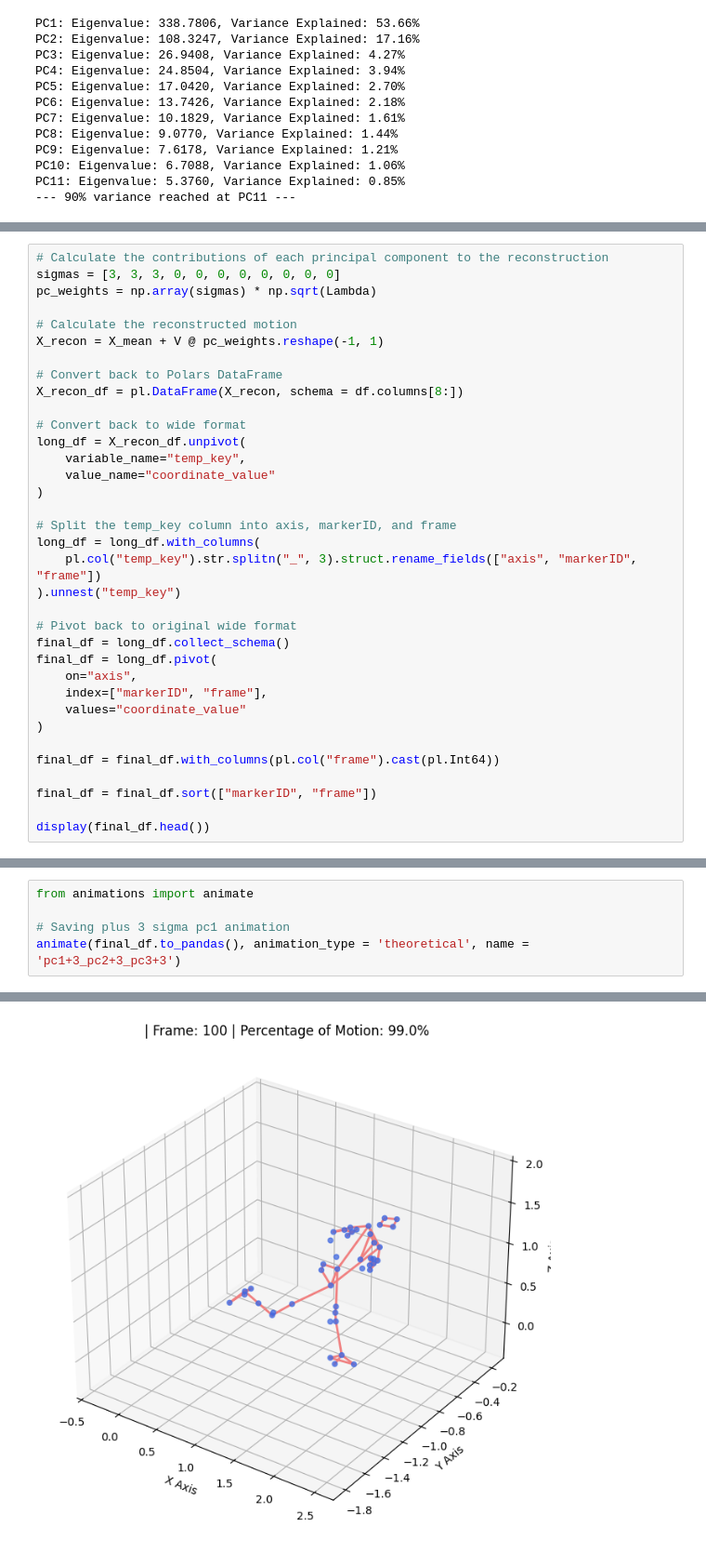
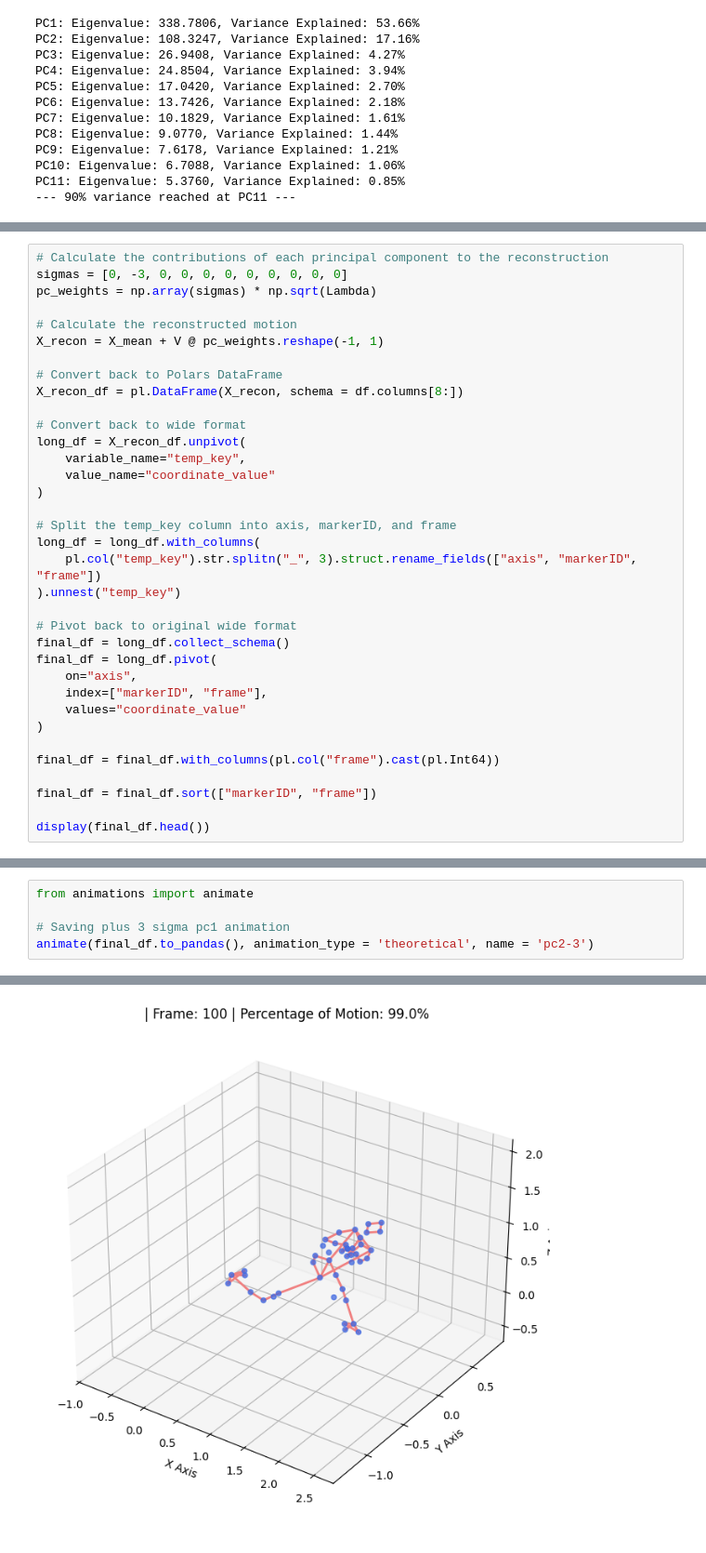
Before and after one commit to brianhockett/baseball-motion-analysis, a Jupyter notebook: pca.ipynb, the cells around one changed output, grey strips where cells are left out. Shown at 93% size. Cells and saved outputs as stored; diff of their text form.

```diff
--- a/pca.ipynb
+++ b/pca.ipynb
@@ -117,6 +130,6 @@ PC11: Eigenvalue: 5.3760, Variance Explained: 0.85%
 # %%
 # Calculate the contributions of each principal component to the reconstruction
-sigmas = [3, 3, 3, 0, 0, 0, 0, 0, 0, 0, 0]
+sigmas = [0, -3, 0, 0, 0, 0, 0, 0, 0, 0, 0]
 pc_weights = np.array(sigmas) * np.sqrt(Lambda)
 
 # Calculate the reconstructed motion
@@ -162,7 +175,7 @@ shape: (5, 5)
 from animations import animate
 
 # Saving plus 3 sigma pc1 animation
-animate(final_df.to_pandas(), animation_type = 'theoretical', name = 'pc1+3_pc2+3_pc3+3')
+animate(final_df.to_pandas(), animation_type = 'theoretical', name = 'pc2-3')
 # %% [output]
 Saving animation... please wait.
 On frame 0 of animation
@@ -172 +185 @@ Animation saved as pc1+3_pc2+3_pc3+3.mp4
-[figure, old version]
+[figure, new version]
```
Also changed, not shown: parts of 5 cells of this notebook, 1 other file.
